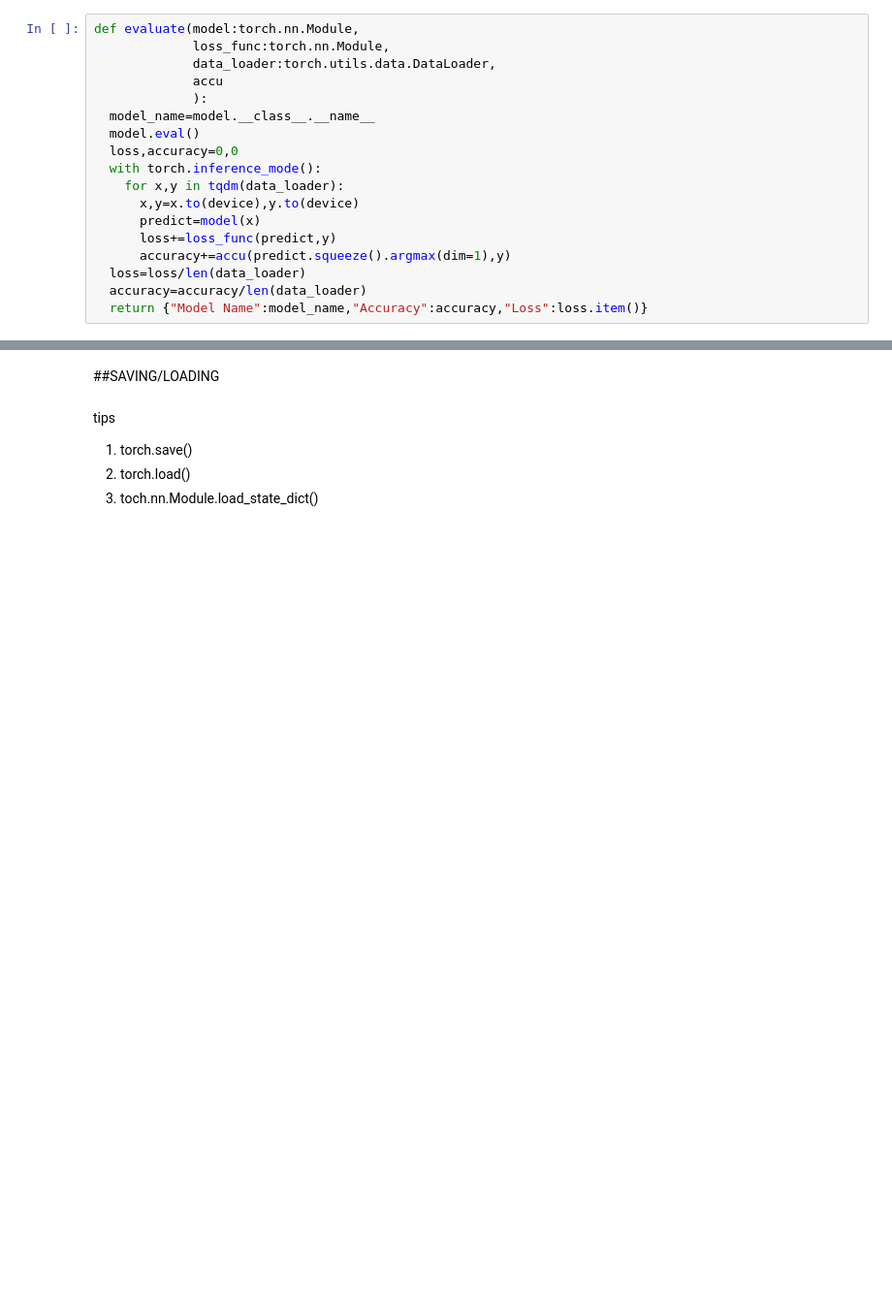
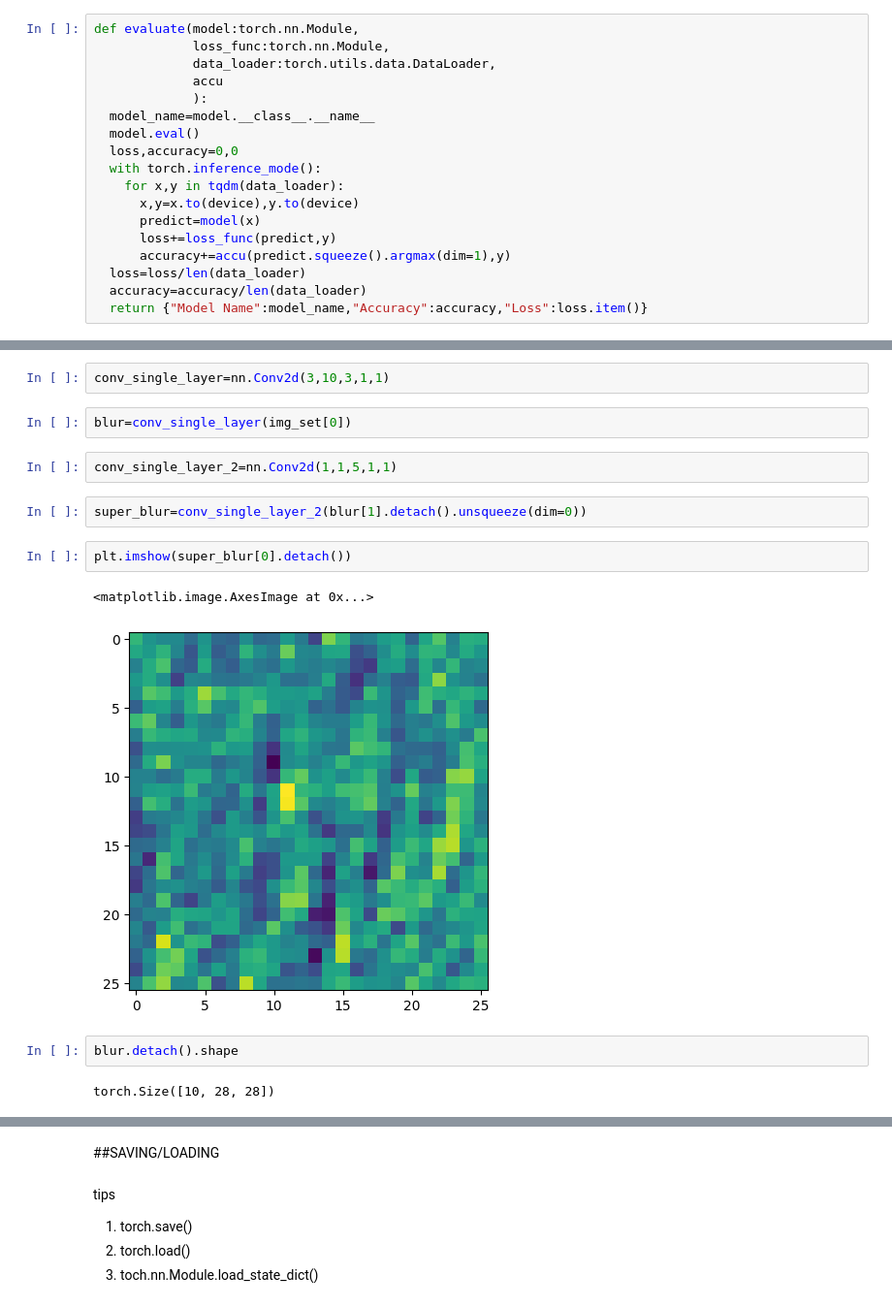
Before and after one commit to AhamedShimak/pytorch, a Jupyter notebook: computer_vision_cnn_code_along.ipynb, the cells around one changed output, grey strips where cells are left out. Shown: that part at 97% size. Cells and saved outputs as stored; diff of their text form; blank space fills up the shorter version.

```diff
--- a/computer_vision_cnn_code_along.ipynb
+++ b/computer_vision_cnn_code_along.ipynb
@@ -704,0 +814,17 @@ def evaluate(model:torch.nn.Module,
+# %%
+conv_single_layer=nn.Conv2d(3,10,3,1,1)
+# %%
+blur=conv_single_layer(img_set[0])
+# %%
+conv_single_layer_2=nn.Conv2d(1,1,5,1,1)
+# %%
+super_blur=conv_single_layer_2(blur[1].detach().unsqueeze(dim=0))
+# %%
+plt.imshow(super_blur[0].detach())
+# %% [output]
+<matplotlib.image.AxesImage at 0x...>
+[figure, added]
+# %%
+blur.detach().shape
+# %% [output]
+torch.Size([10, 28, 28])
```
Also changed, not shown: parts of 28 cells of this notebook.
